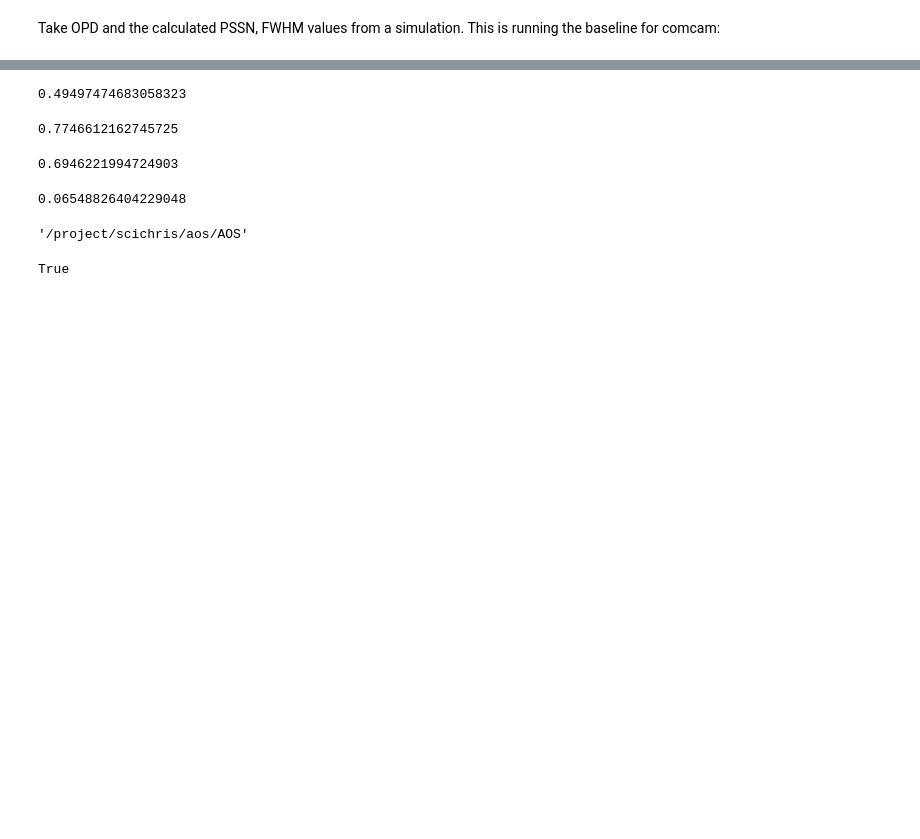
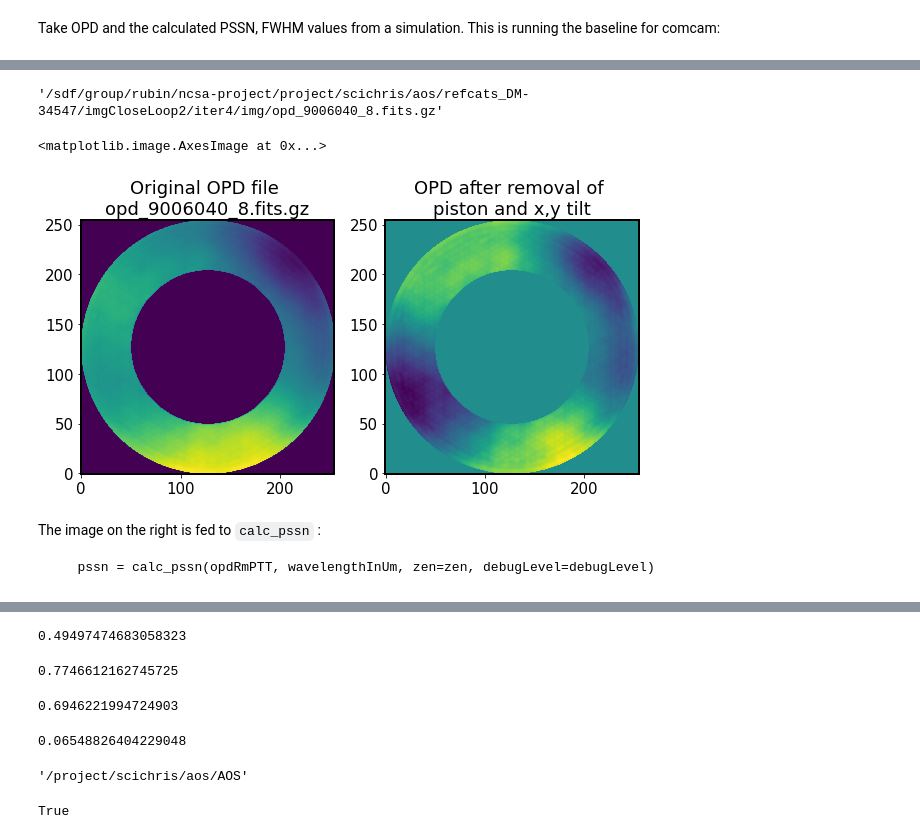
Before and after one commit to suberlak/AOS, a Jupyter notebook: AOS_OPD_FWHM_PSSN.ipynb, the cells around one changed output, grey strips where cells are left out. Saved outputs shown, nothing was run; the diff lists cells and outputs as text; code cells hidden in the pictures; blank space fills up the shorter version.

Commit message:
walk through PSSN calculation in MetroTool

```diff
--- a/AOS_OPD_FWHM_PSSN.ipynb
+++ b/AOS_OPD_FWHM_PSSN.ipynb
@@ -116,2 +181,27 @@ fig.subplots_adjust(wspace=0.25)
 # %%
-import numpy as np
+from lsst.ts.phosim.OpdMetrology import OpdMetrology
+metr = OpdMetrology()
+metr.setCamera('comcam')
+# %%
+# in OpdMetrology  calcPSSN, we first
+# remove the piston, and x,y-tilts
+opdRmPTT = metr.rmPTTfromOPD(opdFitsFile=opdFile, opdMap=None)[0]
+# %%
+opdFile
+# %% [output]
+'/sdf/group/rubin/ncsa-project/project/scichris/aos/refcats_DM-34547/imgCloseLoop2/iter4/img/opd_9006040_8.fits.gz'
+# %%
+from astropy.io import fits
+fig,ax = plt.subplots(1,2,figsize=(10,5))
+ax[0].set_title(f'Original OPD file \n{opdFile.split("/")[-1]}')
+ax[0].imshow(fits.getdata(opdFile), origin='lower')
+
+ax[1].set_title('OPD after removal of \npiston and x,y tilt')
+ax[1].imshow(opdRmPTT,origin='lower')
+# %% [output]
+<matplotlib.image.AxesImage at 0x...>
+[figure, added]
+# %% [markdown]
+The image on the right is fed to `calc_pssn` :
+
+       pssn = calc_pssn(opdRmPTT, wavelengthInUm, zen=zen, debugLevel=debugLevel)
```
Also changed, not shown: parts of 22 cells of this notebook.
